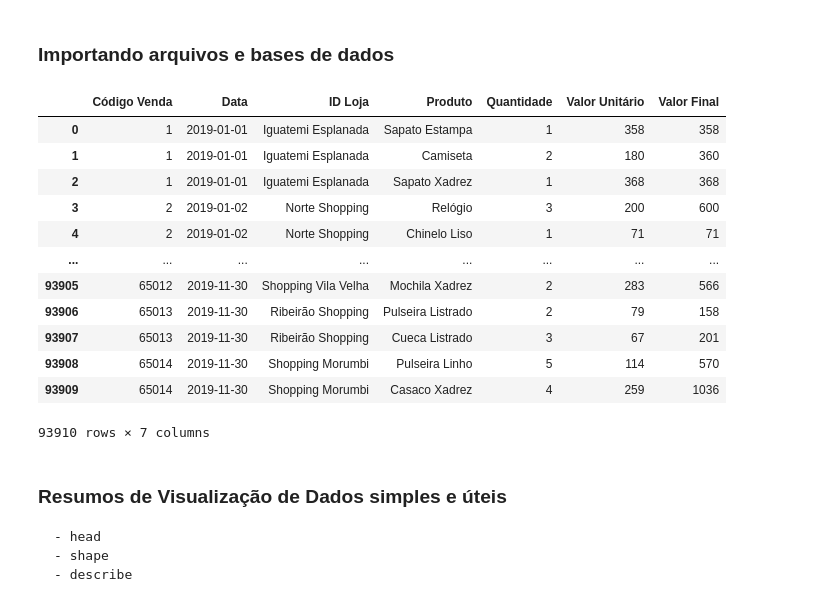
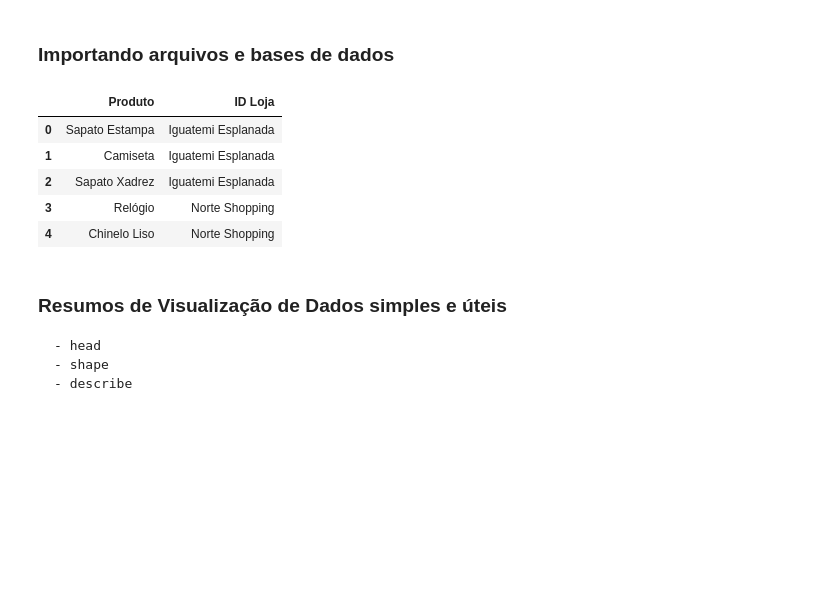
Before and after one commit to WallisonSantos/AppPy, a Jupyter notebook: aula_4.ipynb, the cells around one changed output. Saved outputs shown, nothing was run; the diff lists cells and outputs as text; code cells hidden in the pictures; blank space fills up the shorter version.

```diff
--- a/aula_4.ipynb
+++ b/aula_4.ipynb
@@ -34,21 +34,14 @@ display(vendas_df)
 ### Importando arquivos e bases de dados
 # %%
 vendas_df = pd.read_excel("Vendas.xlsx")
-display(vendas_df)
+display(vendas_df[['Produto', 'ID Loja']].head())
 # %% [output]
-|  | Código Venda | Data | ID Loja | Produto | Quantidade | Valor Unitário | Valor Final |
-| 0 | 1 | 2019-01-01 | Iguatemi Esplanada | Sapato Estampa | 1 | 358 | 358 |
-| 1 | 1 | 2019-01-01 | Iguatemi Esplanada | Camiseta | 2 | 180 | 360 |
-| 2 | 1 | 2019-01-01 | Iguatemi Esplanada | Sapato Xadrez | 1 | 368 | 368 |
-| 3 | 2 | 2019-01-02 | Norte Shopping | Relógio | 3 | 200 | 600 |
-| 4 | 2 | 2019-01-02 | Norte Shopping | Chinelo Liso | 1 | 71 | 71 |
-| ... | ... | ... | ... | ... | ... | ... | ... |
-| 93905 | 65012 | 2019-11-30 | Shopping Vila Velha | Mochila Xadrez | 2 | 283 | 566 |
-| 93906 | 65013 | 2019-11-30 | Ribeirão Shopping | Pulseira Listrado | 2 | 79 | 158 |
-| 93907 | 65013 | 2019-11-30 | Ribeirão Shopping | Cueca Listrado | 3 | 67 | 201 |
-| 93908 | 65014 | 2019-11-30 | Shopping Morumbi | Pulseira Linho | 5 | 114 | 570 |
-| 93909 | 65014 | 2019-11-30 | Shopping Morumbi | Casaco Xadrez | 4 | 259 | 1036 |
+|  | Produto | ID Loja |
+| 0 | Sapato Estampa | Iguatemi Esplanada |
+| 1 | Camiseta | Iguatemi Esplanada |
+| 2 | Sapato Xadrez | Iguatemi Esplanada |
+| 3 | Relógio | Norte Shopping |
+| 4 | Chinelo Liso | Norte Shopping |
-93910 rows × 7 columns
 # %% [markdown]
 ### Resumos de Visualização de Dados simples e úteis
     - head
```
Also changed, not shown: parts of 2 cells of this notebook, 2 other files.
